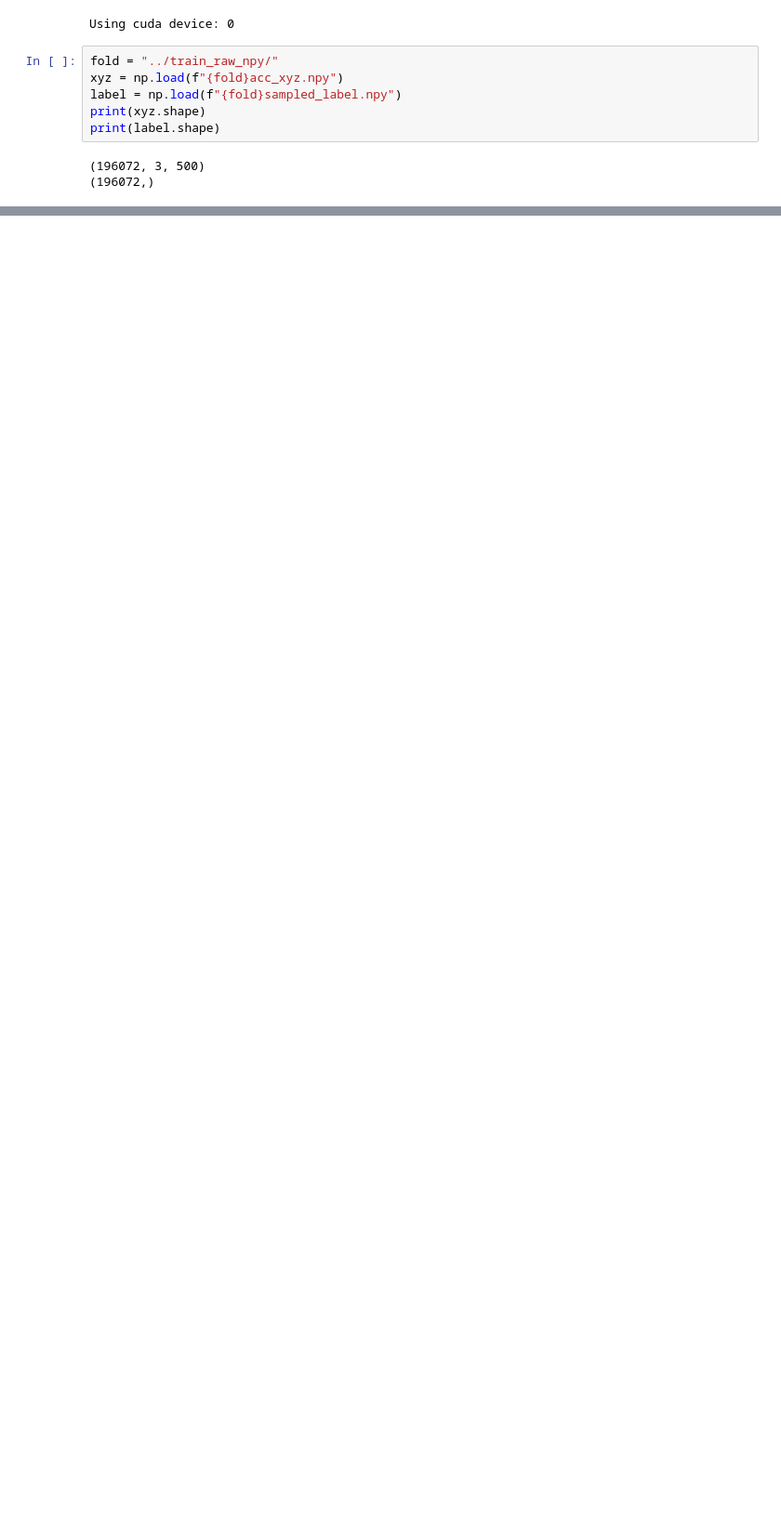
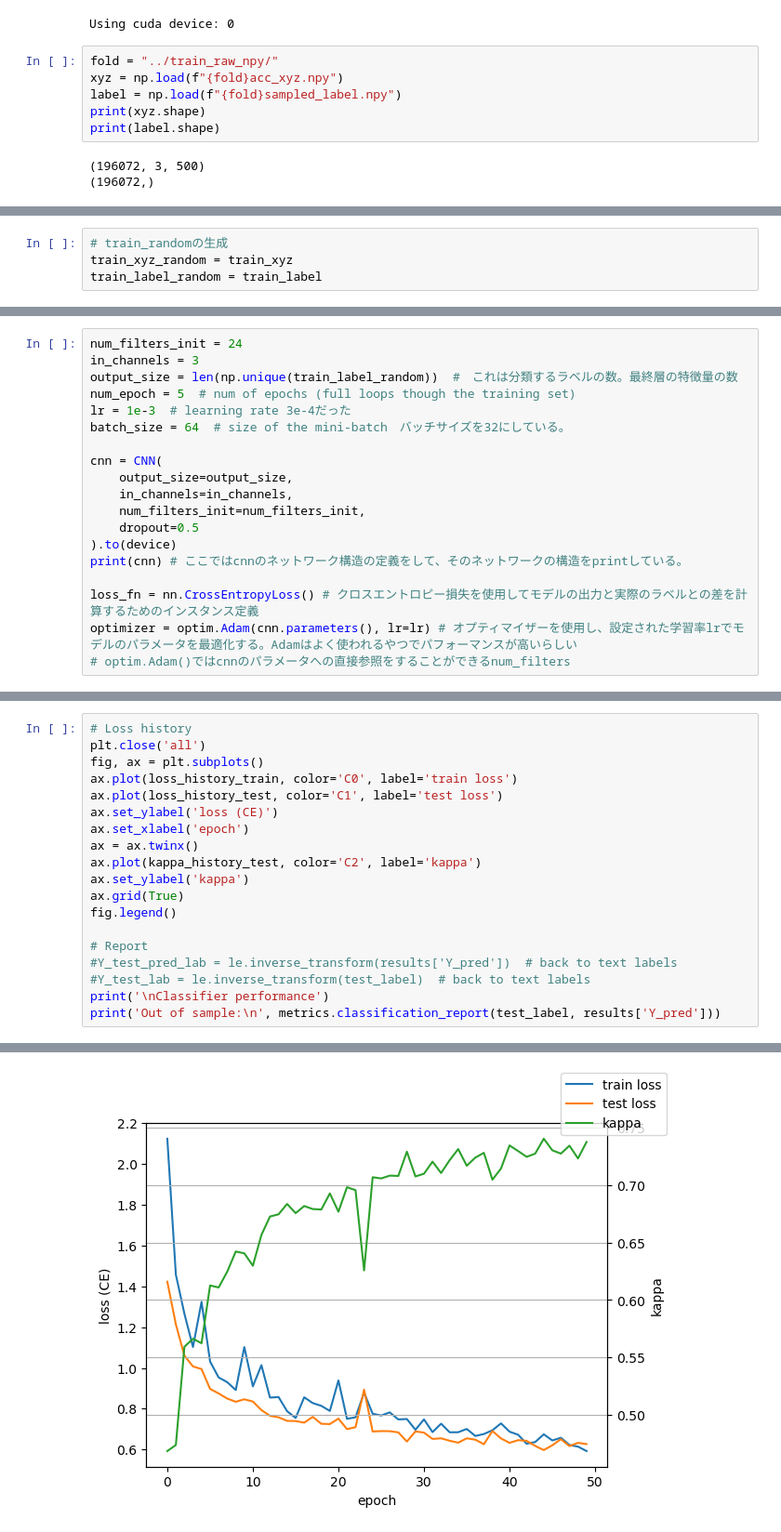
Before and after one commit to kaiKyutech/SHL_2024, a Jupyter notebook: my_neural_v3.ipynb, the cells around one changed output, grey strips where cells are left out. Shown at 93% size. Drawn from its saved outputs; the diff is of its cells as text; blank space fills up the shorter version.

```diff
--- a/my_neural_v3.ipynb
+++ b/my_neural_v3.ipynb
@@ -61,0 +88,4 @@ Test label shape: (20000,)
+# %%
+# train_randomの生成
+train_xyz_random = train_xyz
+train_label_random = train_label
@@ -61,0 +187,19 @@ Test label shape: (20000,)
+# %%
+num_filters_init = 24
+in_channels = 3
+output_size = len(np.unique(train_label_random))  #　これは分類するラベルの数。最終層の特徴量の数
+num_epoch = 5  # num of epochs (full loops though the training set)
+lr = 1e-3  # learning rate 3e-4だった
+batch_size = 64  # size of the mini-batch　バッチサイズを32にしている。
+
+cnn = CNN(
+    output_size=output_size,
+    in_channels=in_channels,
+    num_filters_init=num_filters_init,
+    dropout=0.5
+).to(device)
+print(cnn) # ここではcnnのネットワーク構造の定義をして、そのネットワークの構造をprintしている。
+
+loss_fn = nn.CrossEntropyLoss() # クロスエントロピー損失を使用してモデルの出力と実際のラベルとの差を計算するためのインスタンス定義
+optimizer = optim.Adam(cnn.parameters(), lr=lr) # オプティマイザーを使用し、設定された学習率lrでモデルのパラメータを最適化する。Adamはよく使われるやつでパフォーマンスが高いらしい
+# optim.Adam()ではcnnのパラメータへの直接参照をすることができるnum_filters
@@ -61,0 +254,20 @@ Test label shape: (20000,)
+# %%
+# Loss history
+plt.close('all')
+fig, ax = plt.subplots()
+ax.plot(loss_history_train, color='C0', label='train loss')
+ax.plot(loss_history_test, color='C1', label='test loss')
+ax.set_ylabel('loss (CE)')
+ax.set_xlabel('epoch')
+ax = ax.twinx()
+ax.plot(kappa_history_test, color='C2', label='kappa')
+ax.set_ylabel('kappa')
+ax.grid(True)
+fig.legend()
+
+# Report
+#Y_test_pred_lab = le.inverse_transform(results['Y_pred'])  # back to text labels
+#Y_test_lab = le.inverse_transform(test_label)  # back to text labels
+print('\nClassifier performance')
+print('Out of sample:\n', metrics.classification_report(test_label, results['Y_pred']))
+# %% [output]
@@ -61,0 +290 @@ Test label shape: (20000,)
+[figure, added]
```
Also changed, not shown: parts of 12 cells of this notebook.
